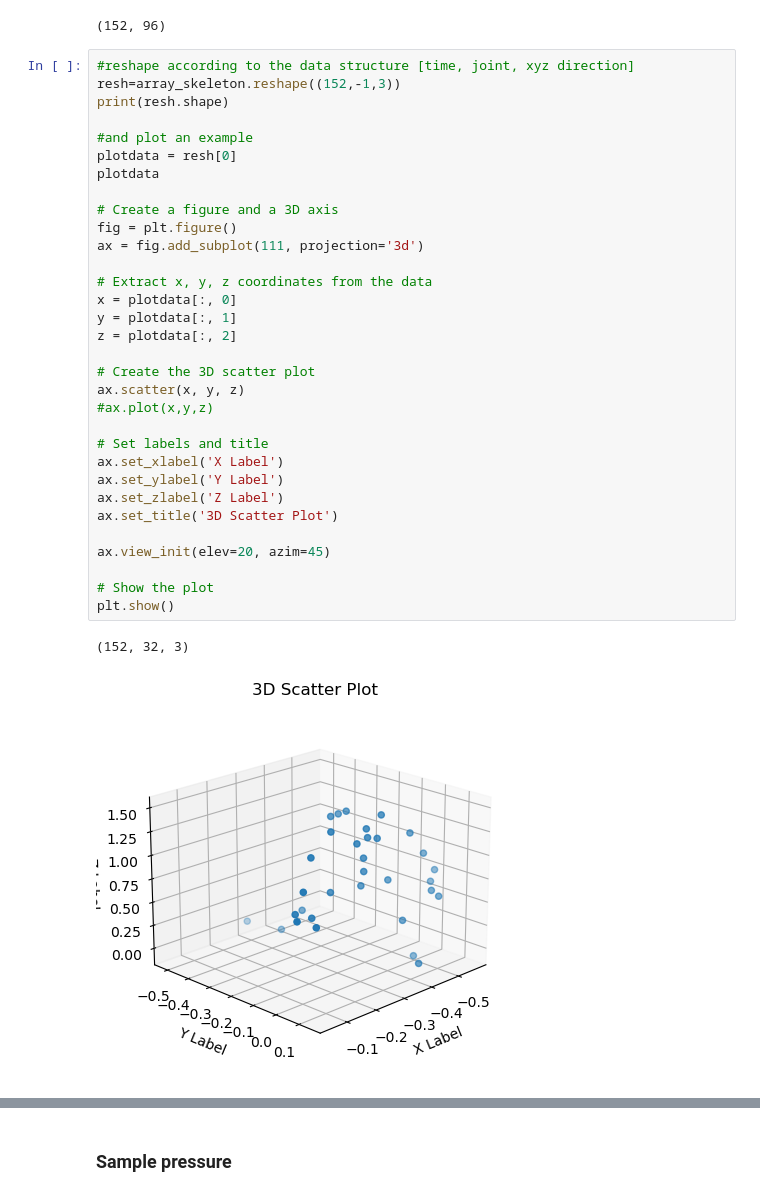
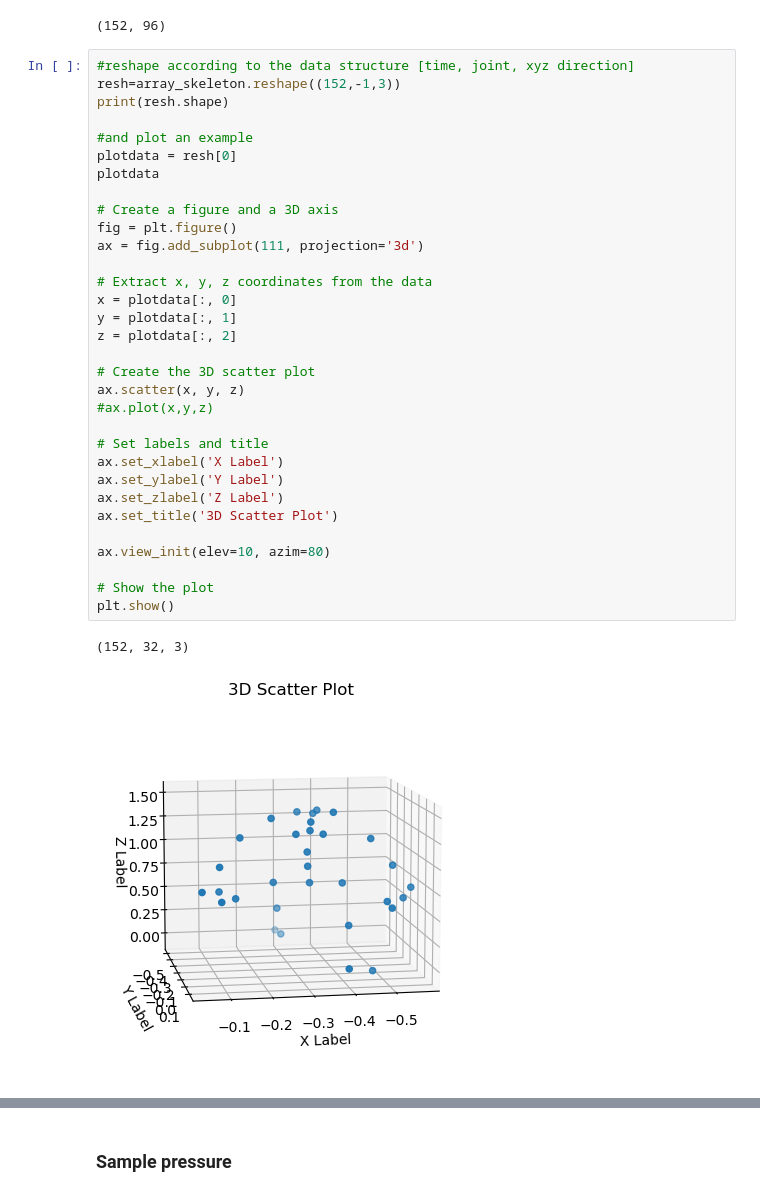
Before and after one commit to lorebarbiero/RNN-Gait-recognition, a Jupyter notebook: data_preprocessing.ipynb, the cells around one changed output, grey strips where cells are left out. Saved outputs shown, nothing was run; the diff lists cells and outputs as text.

```diff
--- a/data_preprocessing.ipynb
+++ b/data_preprocessing.ipynb
@@ -81,35 +81,35 @@ resh=array_skeleton.reshape((152,-1,3))
 print(resh.shape)
 
 #and plot an example
 plotdata = resh[0]
 plotdata
 
 # Create a figure and a 3D axis
 fig = plt.figure()
 ax = fig.add_subplot(111, projection='3d')
 
 # Extract x, y, z coordinates from the data
 x = plotdata[:, 0]
 y = plotdata[:, 1]
 z = plotdata[:, 2]
 
 # Create the 3D scatter plot
 ax.scatter(x, y, z)
 #ax.plot(x,y,z)
 
 # Set labels and title
 ax.set_xlabel('X Label')
 ax.set_ylabel('Y Label')
 ax.set_zlabel('Z Label')
 ax.set_title('3D Scatter Plot')
 
-ax.view_init(elev=20, azim=45)
+ax.view_init(elev=10, azim=80)
 
 # Show the plot
 plt.show()
 # %% [output]
 (152, 32, 3)
-[figure, old version]
+[figure, new version]
 # %%
 #normalize per trial and plot an example
 resh_norm = normalize_data(resh)
```
Also changed, not shown: parts of 5 cells of this notebook, 3 other files.
